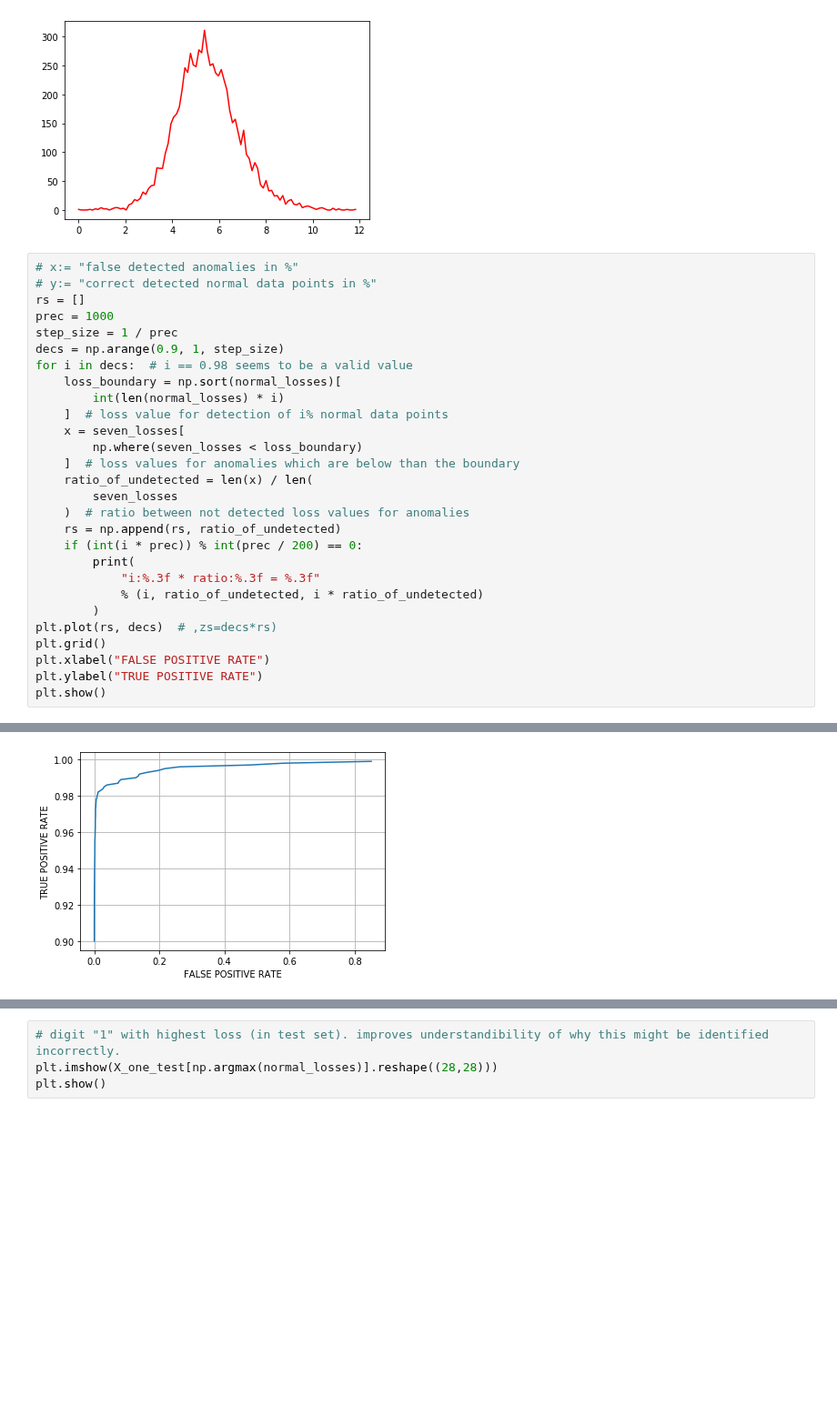
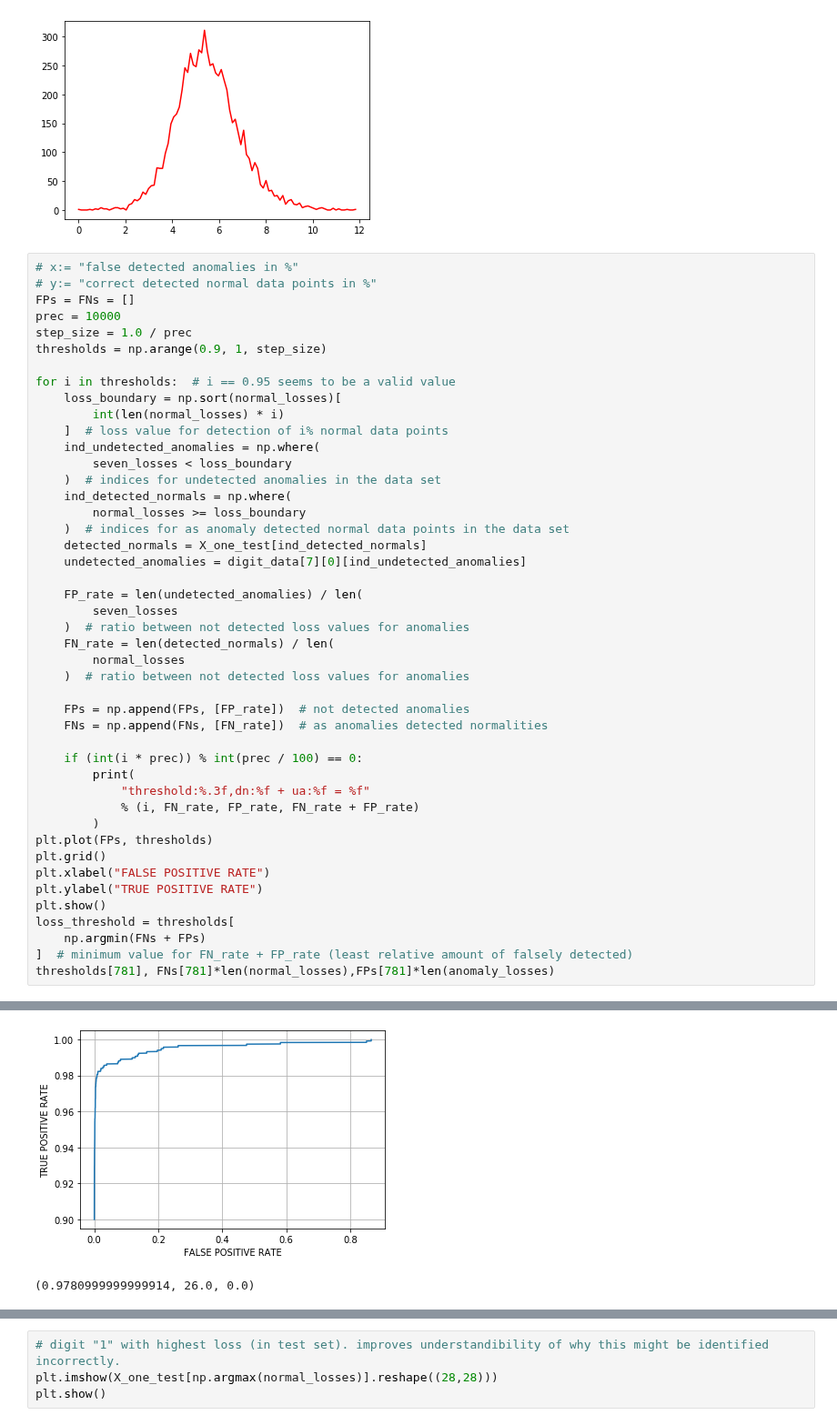
Before and after one commit to ChiShao/cnn-auto-encoder, a Jupyter notebook: conv-autoencoder-digits.ipynb, the cells around one changed output, grey strips where cells are left out. Shown at 91% size. Drawn from its saved outputs; the diff is of its cells as text; blank space fills up the shorter version.

Commit message:
Updates in digit notebook..i dont what happened

```diff
--- a/conv-autoencoder-digits.ipynb
+++ b/conv-autoencoder-digits.ipynb
@@ -504,29 +503,46 @@ plt.show()
 # %%
 # x:= "false detected anomalies in %"
 # y:= "correct detected normal data points in %"
-rs = []
-prec = 1000
-step_size = 1 / prec
-decs = np.arange(0.9, 1, step_size)
-for i in decs:  # i == 0.98 seems to be a valid value
+FPs = FNs = []
+prec = 10000
+step_size = 1.0 / prec
+thresholds = np.arange(0.9, 1, step_size)
+
+for i in thresholds:  # i == 0.95 seems to be a valid value
     loss_boundary = np.sort(normal_losses)[
         int(len(normal_losses) * i)
     ]  # loss value for detection of i% normal data points
-    x = seven_losses[
-        np.where(seven_losses < loss_boundary)
-    ]  # loss values for anomalies which are below than the boundary
-    ratio_of_undetected = len(x) / len(
+    ind_undetected_anomalies = np.where(
+        seven_losses < loss_boundary
+    )  # indices for undetected anomalies in the data set
+    ind_detected_normals = np.where(
+        normal_losses >= loss_boundary
+    )  # indices for as anomaly detected normal data points in the data set
+    detected_normals = X_one_test[ind_detected_normals]
+    undetected_anomalies = digit_data[7][0][ind_undetected_anomalies]
+
+    FP_rate = len(undetected_anomalies) / len(
         seven_losses
     )  # ratio between not detected loss values for anomalies
-    rs = np.append(rs, ratio_of_undetected)
-    if (int(i * prec)) % int(prec / 200) == 0:
+    FN_rate = len(detected_normals) / len(
+        normal_losses
+    )  # ratio between not detected loss values for anomalies
+
+    FPs = np.append(FPs, [FP_rate])  # not detected anomalies
+    FNs = np.append(FNs, [FN_rate])  # as anomalies detected normalities
+
+    if (int(i * prec)) % int(prec / 100) == 0:
         print(
-            "i:%.3f * ratio:%.3f = %.3f"
-            % (i, ratio_of_undetected, i * ratio_of_undetected)
+            "threshold:%.3f,dn:%f + ua:%f = %f"
+            % (i, FN_rate, FP_rate, FN_rate + FP_rate)
         )
-plt.plot(rs, decs)  # ,zs=decs*rs)
+plt.plot(FPs, thresholds)
 plt.grid()
 plt.xlabel("FALSE POSITIVE RATE")
 plt.ylabel("TRUE POSITIVE RATE")
 plt.show()
+loss_threshold = thresholds[
+    np.argmin(FNs + FPs)
+]  # minimum value for FN_rate + FP_rate (least relative amount of falsely detected)
+thresholds[781], FNs[781]*len(normal_losses),FPs[781]*len(anomaly_losses)
 # %% [output]
@@ -553,2 +559,3 @@ i:0.995 * ratio:0.216 = 0.215
-[figure, old version]
+[figure, new version]
+(0.9780999999999914, 26.0, 0.0)
 # %%
```
Also changed, not shown: parts of 22 cells of this notebook.
